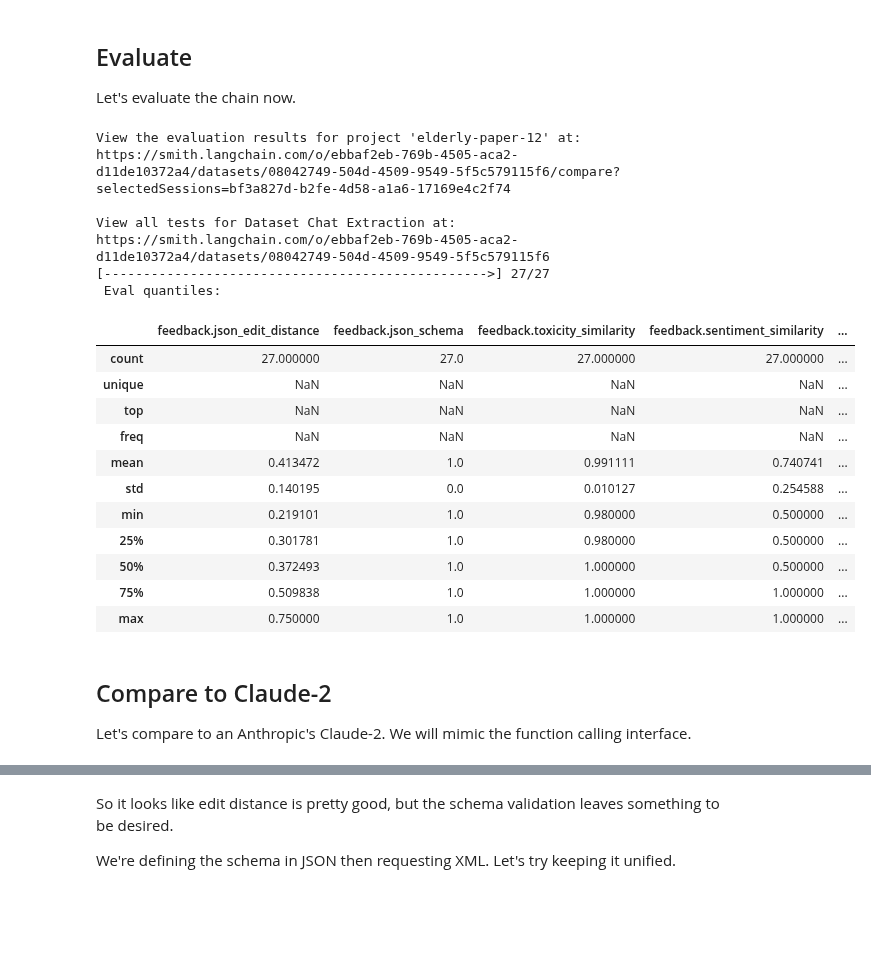
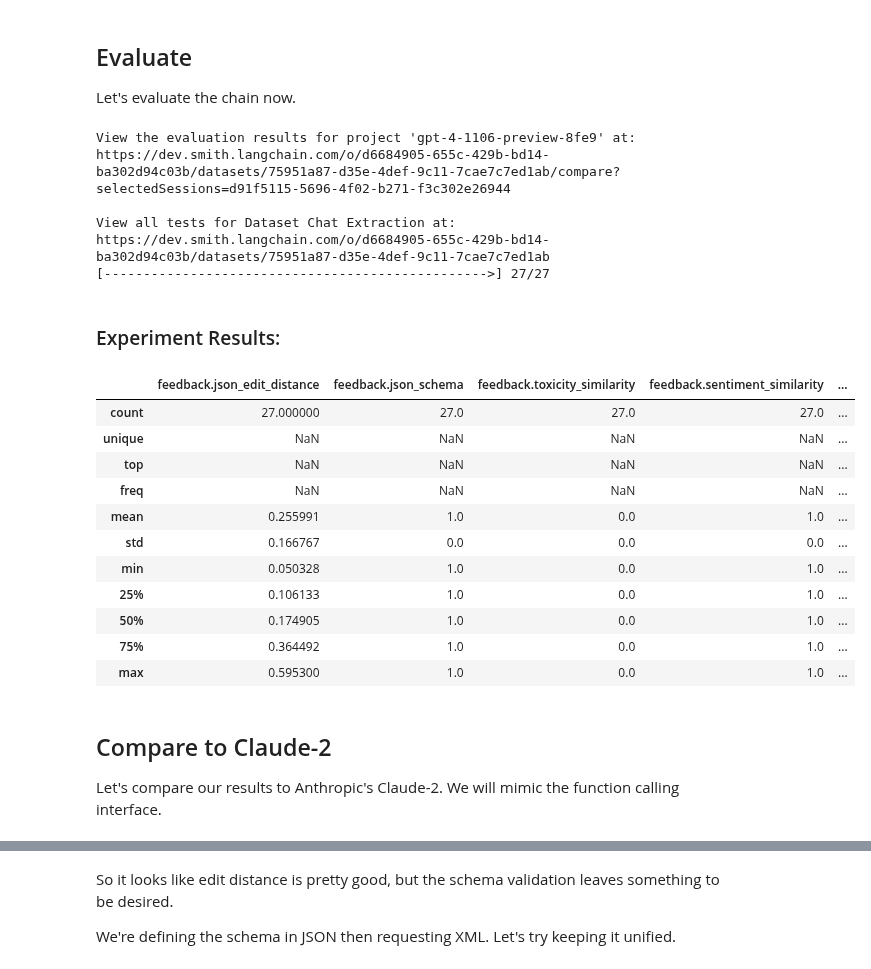
Before and after one commit to langchain-ai/langchain-benchmarks, a Jupyter notebook: docs/source/notebooks/extraction/chat_extraction.ipynb, the cells around one changed output, grey strips where cells are left out. Saved outputs shown, nothing was run; the diff lists cells and outputs as text; code cells hidden in the pictures; blank space fills up the shorter version.

```diff
--- a/docs/source/notebooks/extraction/chat_extraction.ipynb
+++ b/docs/source/notebooks/extraction/chat_extraction.ipynb
@@ -78,7 +77,7 @@ Let's build the extraction chain that we can use to get structured information f
 from langchain.chat_models import ChatOpenAI
 from langchain.output_parsers.openai_functions import JsonOutputFunctionsParser
 
-llm = ChatOpenAI(model="gpt-3.5-turbo-16k", temperature=0).bind_functions(
+llm = ChatOpenAI(model="gpt-4-1106-preview", temperature=0).bind_functions(
     functions=[task.schema],
     function_call=task.schema.schema()["title"],
 )
@@ -131,41 +121,47 @@ from langchain_benchmarks.extraction.tasks.chat_extraction import get_eval_confi
 # %%
+from langsmith.client import Client
+
+from langchain_benchmarks.extraction.tasks.chat_extraction import get_eval_config
+
 client = Client()
 
 eval_config = get_eval_config()
 
 test_run = client.run_on_dataset(
     dataset_name=task.name,
     llm_or_chain_factory=extraction_chain,
     evaluation=eval_config,
     verbose=True,
+    project_name=f"gpt-4-1106-preview-{uid}",
     project_metadata={
         "arch": "openai-functions",
+        "model": "gpt-4-1106-preview",
     },
 )
 # %% [output]
-View the evaluation results for project 'elderly-paper-12' at:
-https://smith.langchain.com/o/ebbaf2eb-769b-4505-aca2-d11de10372a4/datasets/08042749-504d-4509-9549-5f5c579115f6/compare?selectedSessions=bf3a827d-b2fe-4d58-a1a6-17169e4c2f74
+View the evaluation results for project 'gpt-4-1106-preview-8fe9' at:
+https://dev.smith.langchain.com/o/d6684905-655c-429b-bd14-ba302d94c03b/datasets/75951a87-d35e-4def-9c11-7cae7c7ed1ab/compare?selectedSessions=d91f5115-5696-4f02-b271-f3c302e26944
 
 View all tests for Dataset Chat Extraction at:
-https://smith.langchain.com/o/ebbaf2eb-769b-4505-aca2-d11de10372a4/datasets/08042749-504d-4509-9549-5f5c579115f6
+https://dev.smith.langchain.com/o/d6684905-655c-429b-bd14-ba302d94c03b/datasets/75951a87-d35e-4def-9c11-7cae7c7ed1ab
 [------------------------------------------------->] 27/27
- Eval quantiles:
+Experiment Results:
 |  | feedback.json_edit_distance | feedback.json_schema | feedback.toxicity_similarity | feedback.sentiment_similarity | ... |
-| count | 27.000000 | 27.0 | 27.000000 | 27.000000 | ... |
+| count | 27.000000 | 27.0 | 27.0 | 27.0 | ... |
 | unique | NaN | NaN | NaN | NaN | ... |
 | top | NaN | NaN | NaN | NaN | ... |
 | freq | NaN | NaN | NaN | NaN | ... |
-| mean | 0.413472 | 1.0 | 0.991111 | 0.740741 | ... |
-| std | 0.140195 | 0.0 | 0.010127 | 0.254588 | ... |
-| min | 0.219101 | 1.0 | 0.980000 | 0.500000 | ... |
-| 25% | 0.301781 | 1.0 | 0.980000 | 0.500000 | ... |
-| 50% | 0.372493 | 1.0 | 1.000000 | 0.500000 | ... |
-| 75% | 0.509838 | 1.0 | 1.000000 | 1.000000 | ... |
-| max | 0.750000 | 1.0 | 1.000000 | 1.000000 | ... |
+| mean | 0.255991 | 1.0 | 0.0 | 1.0 | ... |
+| std | 0.166767 | 0.0 | 0.0 | 0.0 | ... |
+| min | 0.050328 | 1.0 | 0.0 | 1.0 | ... |
+| 25% | 0.106133 | 1.0 | 0.0 | 1.0 | ... |
+| 50% | 0.174905 | 1.0 | 0.0 | 1.0 | ... |
+| 75% | 0.364492 | 1.0 | 0.0 | 1.0 | ... |
+| max | 0.595300 | 1.0 | 0.0 | 1.0 | ... |
 # %% [markdown]
 ## Compare to Claude-2
 
-Let's compare to an Anthropic's Claude-2. We will mimic the function calling interface.
+Let's compare our results to Anthropic's Claude-2. We will mimic the function calling interface.
 # %%
 from typing import Any, Dict, List, Type
 
```
Also changed, not shown: parts of 15 cells of this notebook, 1 other file.
